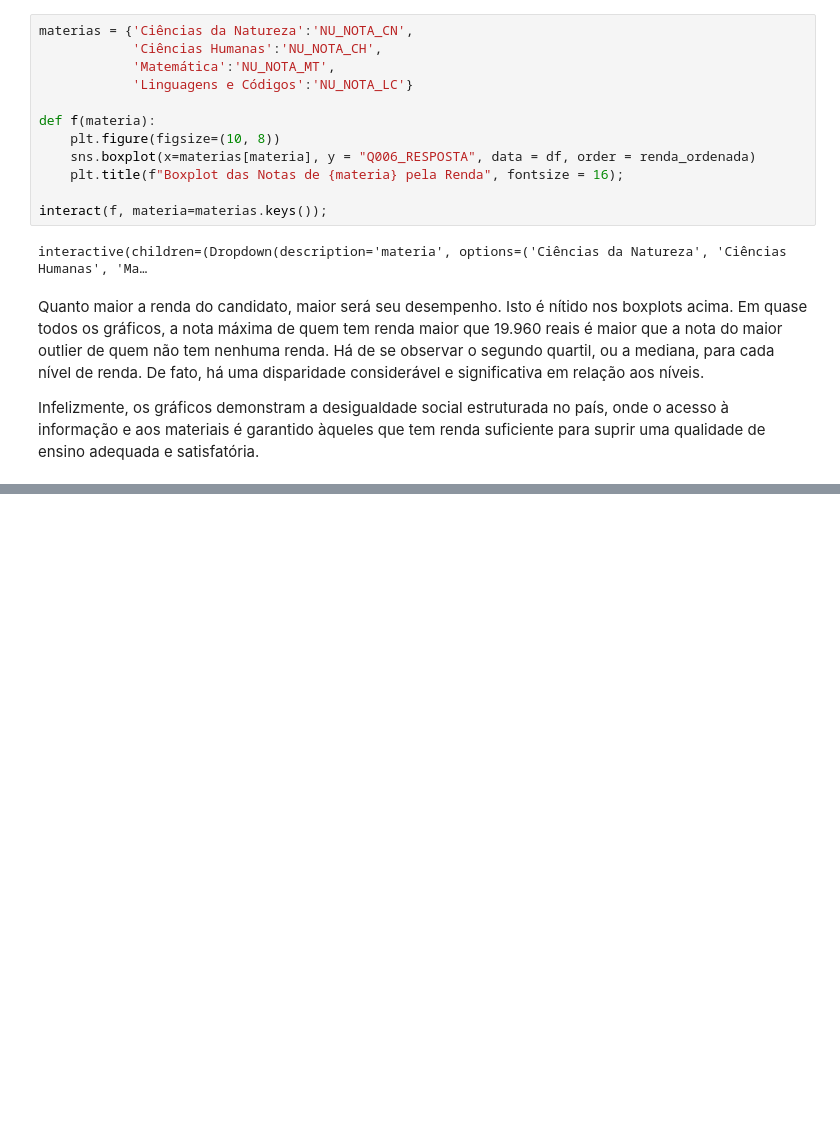
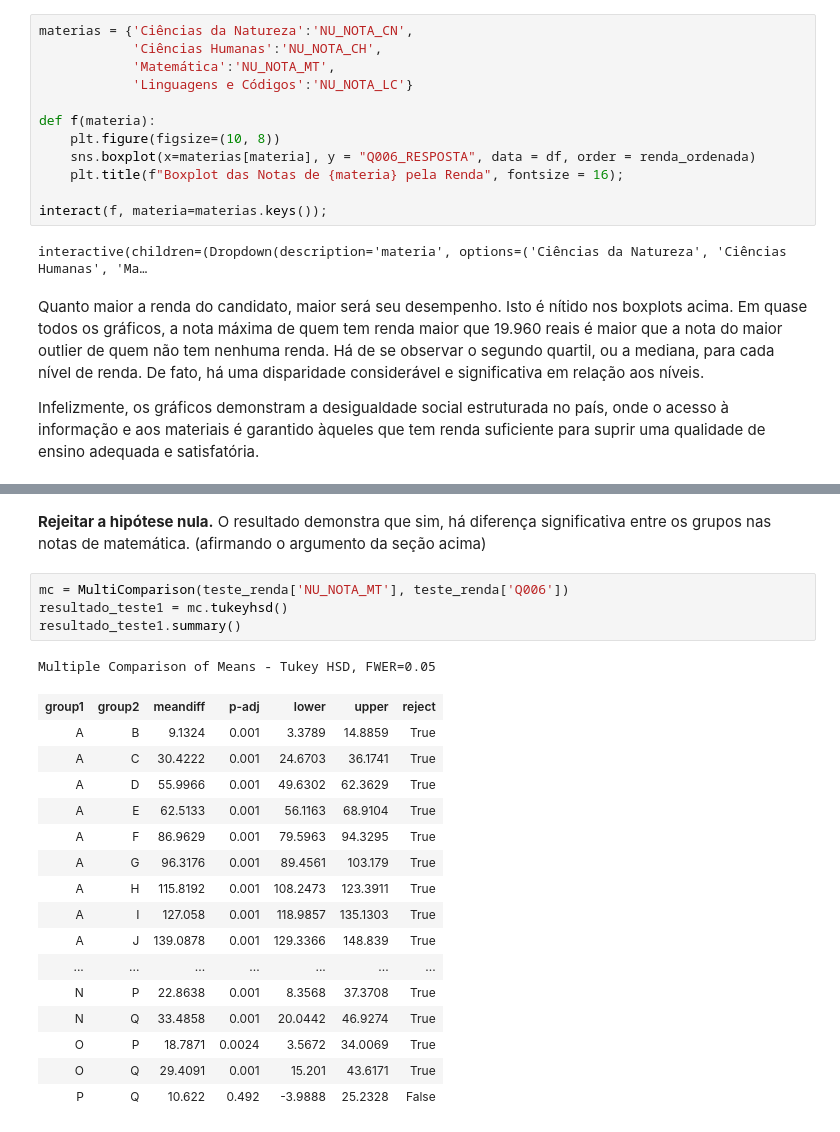
Before and after one commit to DaviReisVieira/Projeto-2-CDados, a Jupyter notebook: Análise Exploratória e Modelo.ipynb, the cells around one changed output, grey strips where cells are left out. Saved outputs shown, nothing was run; the diff lists cells and outputs as text; blank space fills up the shorter version.

```diff
--- a/Análise Exploratória e Modelo.ipynb
+++ b/Análise Exploratória e Modelo.ipynb
@@ -415,0 +499,24 @@ Infelizmente, os gráficos demonstram a desigualdade social estruturada no país
+# %% [markdown]
+**Rejeitar a hipótese nula.** O resultado demonstra que sim, há diferença significativa entre os grupos nas notas de matemática. (afirmando o argumento da seção acima)
+# %%
+mc = MultiComparison(teste_renda['NU_NOTA_MT'], teste_renda['Q006'])
+resultado_teste1 = mc.tukeyhsd()
+resultado_teste1.summary()
+# %% [output]
+Multiple Comparison of Means - Tukey HSD, FWER=0.05
+| group1 | group2 | meandiff | p-adj | lower | upper | reject |
+| A | B | 9.1324 | 0.001 | 3.3789 | 14.8859 | True |
+| A | C | 30.4222 | 0.001 | 24.6703 | 36.1741 | True |
+| A | D | 55.9966 | 0.001 | 49.6302 | 62.3629 | True |
+| A | E | 62.5133 | 0.001 | 56.1163 | 68.9104 | True |
+| A | F | 86.9629 | 0.001 | 79.5963 | 94.3295 | True |
+| A | G | 96.3176 | 0.001 | 89.4561 | 103.179 | True |
+| A | H | 115.8192 | 0.001 | 108.2473 | 123.3911 | True |
+| A | I | 127.058 | 0.001 | 118.9857 | 135.1303 | True |
+| A | J | 139.0878 | 0.001 | 129.3366 | 148.839 | True |
+| ... | ... | ... | ... | ... | ... | ... |
+| N | P | 22.8638 | 0.001 | 8.3568 | 37.3708 | True |
+| N | Q | 33.4858 | 0.001 | 20.0442 | 46.9274 | True |
+| O | P | 18.7871 | 0.0024 | 3.5672 | 34.0069 | True |
+| O | Q | 29.4091 | 0.001 | 15.201 | 43.6171 | True |
+| P | Q | 10.622 | 0.492 | -3.9888 | 25.2328 | False |
```
Also changed, not shown: parts of 31 cells of this notebook.
